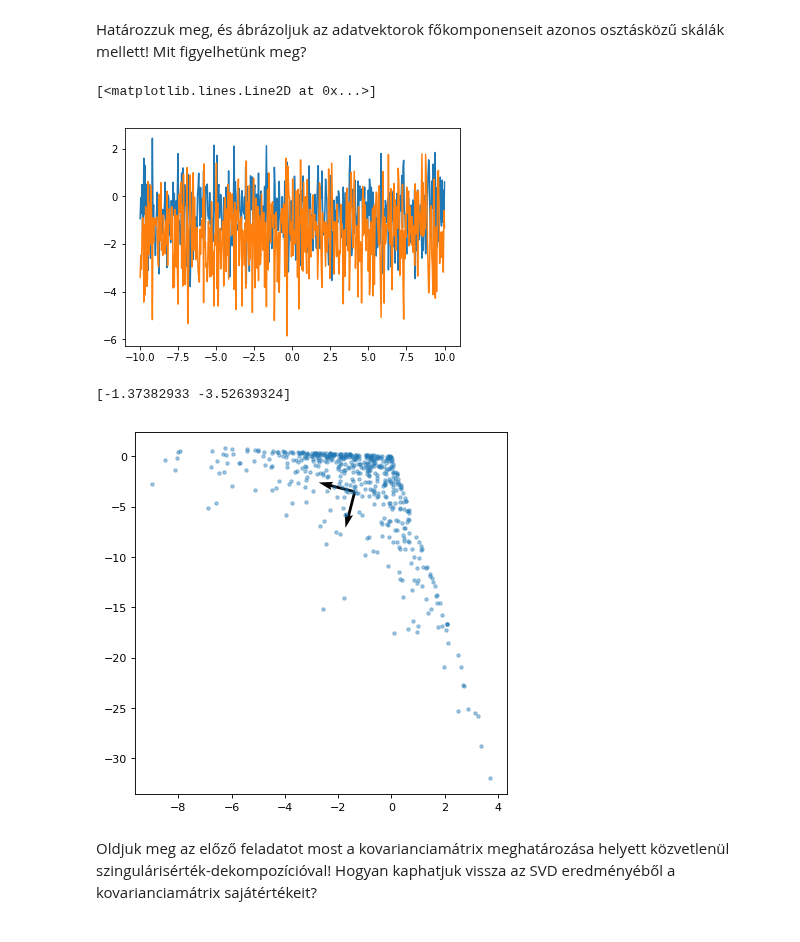
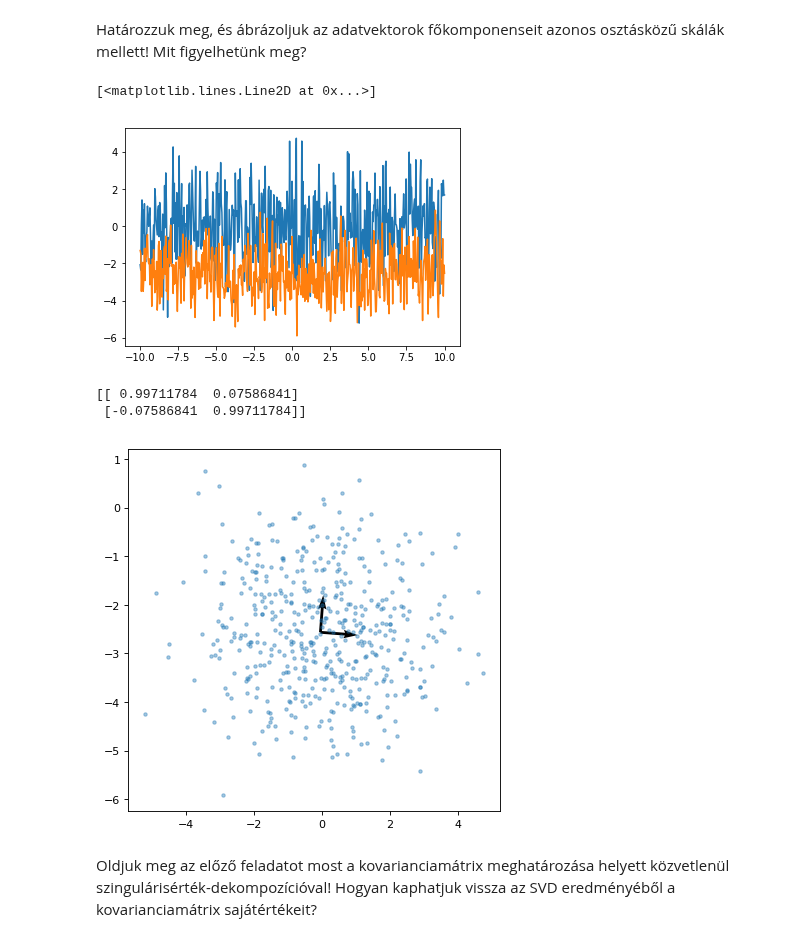
Before and after one commit to Tominano/Numerical-methods-of-physics-II, a Jupyter notebook: 5_feladatsor/5_feladat_Tomi.ipynb, the cells around one changed output. Saved outputs shown, nothing was run; the diff lists cells and outputs as text; code cells hidden in the pictures.

```diff
--- a/5_feladatsor/5_feladat_Tomi.ipynb
+++ b/5_feladatsor/5_feladat_Tomi.ipynb
@@ -181,39 +171,38 @@ print(V_2)
  Határozzuk meg, és ábrázoljuk az adatvektorok főkomponenseit azonos osztásközű skálák mellett! Mit figyelhetünk meg?
 # %%
 def pca(X):
-  # Data matrix X, assumes 0-centered
-  n, m = X.shape
-  allclose(X.mean(axis=0), np.zeros(m))
-  # Compute covariance matrix
-  C = np.dot(X.T, X) / (n-1)
-  # Eigen decomposition
-  eigen_vals, eigen_vecs = np.linalg.eig(C)
-  # Project X onto PC space
-  X_pca = np.dot(X, eigen_vecs)
-  return X_pca
+    # Data matrix X, assumes 0-centered
+    n, m = X.shape
+    allclose(X.mean(axis=0), np.zeros(m))
+    # Compute covariance matrix
+    C = np.dot(X.T, X) / (n-1)
+    # Eigen decomposition
+    eigne_vals, eigen_vecs = np.linalg.eig(C)
+    # Project X onto PC space
+    X_pca = np.dot(X, eigen_vecs)
+    return X_pca
 # %%
 t = linspace(-10,10,500)
 k = pca(genrand)
+
 plot(t,k[:,0])
 plot(t,k[:,1])
 # %% [output]
 [<matplotlib.lines.Line2D at 0x...>]
-[figure, old version]
+[figure, new version]
 # %%
-q = k*genrand
-covariancia3 = cov(q[:,0],q[:,1])
-ertek3,vektor3=eig(covariancia3)
-g=q.mean(axis=0)
+cov1 = cov(k[:,0],k[:,1])
+ert1,vek1 = eig(cov1)
+k_átl=k.mean(axis=0)
 figure(num=None, figsize=(6, 6), dpi=80, facecolor='w', edgecolor='k')
-V3 = np.array([q[:,0],q[:,1]])
-origin = g[0], g[1]
-plot(q[:,0],q[:,1], '.',alpha=0.4)
-quiver(*origin ,vektor3[:,0],vektor3[:,1], scale=10)
-#plot(V3[:,0],V3[:,1],'ro',alpha=0.4)
-print(g)
+origin = k_átl[0],k_átl[1]
+plot(k[:,0],k[:,1],'.', alpha=0.4)
+quiver(*origin,vek1[0],vek1[1],scale = 10)
+print(vek1)
 # %% [output]
-[-1.37382933 -3.52639324]
+[[ 0.99711784  0.07586841]
+ [-0.07586841  0.99711784]]
-[figure, old version]
+[figure, new version]
 # %% [markdown]
 Oldjuk meg az előző feladatot most a kovarianciamátrix meghatározása helyett közvetlenül szingulárisérték-dekompozícióval! Hogyan kaphatjuk vissza az SVD eredményéből a kovarianciamátrix sajátértékeit?
 # %%
```
Also changed, not shown: parts of 10 cells of this notebook.
